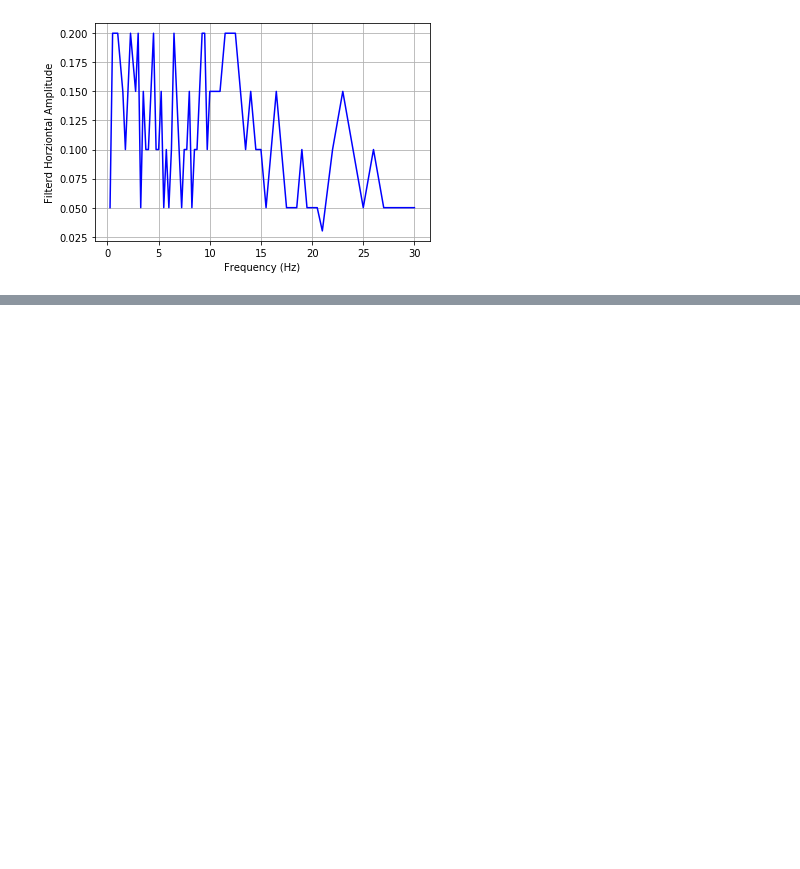
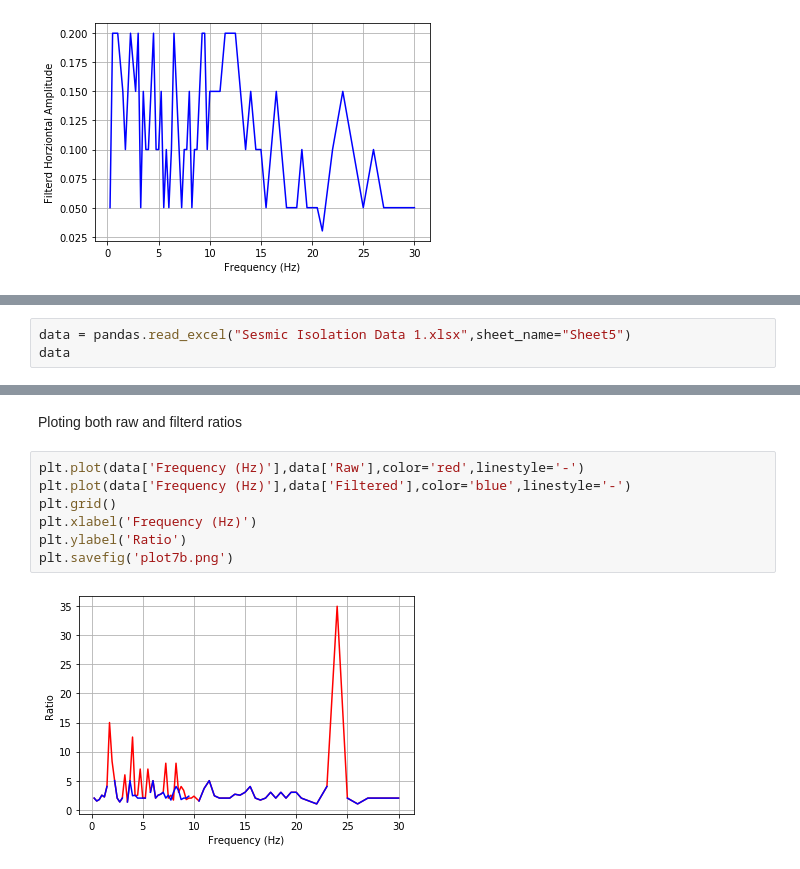
Before and after one commit to Alex-Mcginty/Placement_public, a Jupyter notebook: Sesmic_isolation_data_2.ipynb, the cells around one changed output, grey strips where cells are left out. Drawn from its saved outputs; the diff is of its cells as text; blank space fills up the shorter version.

```diff
--- a/Sesmic_isolation_data_2.ipynb
+++ b/Sesmic_isolation_data_2.ipynb
@@ -179,0 +181,3 @@ KeyError: 'Ratio of oscillating mirror to driven mirror)'
+# %%
+data = pandas.read_excel("Sesmic Isolation Data 1.xlsx",sheet_name="Sheet5")
+data
@@ -179,0 +203,11 @@ KeyError: 'Ratio of oscillating mirror to driven mirror)'
+# %% [markdown]
+Ploting both raw and filterd ratios
+# %%
+plt.plot(data['Frequency (Hz)'],data['Raw'],color='red',linestyle='-')
+plt.plot(data['Frequency (Hz)'],data['Filtered'],color='blue',linestyle='-')
+plt.grid()
+plt.xlabel('Frequency (Hz)')
+plt.ylabel('Ratio')
+plt.savefig('plot7b.png')
+# %% [output]
+[figure, added]
```
Also changed, not shown: parts of 12 cells of this notebook, 11 other files.
